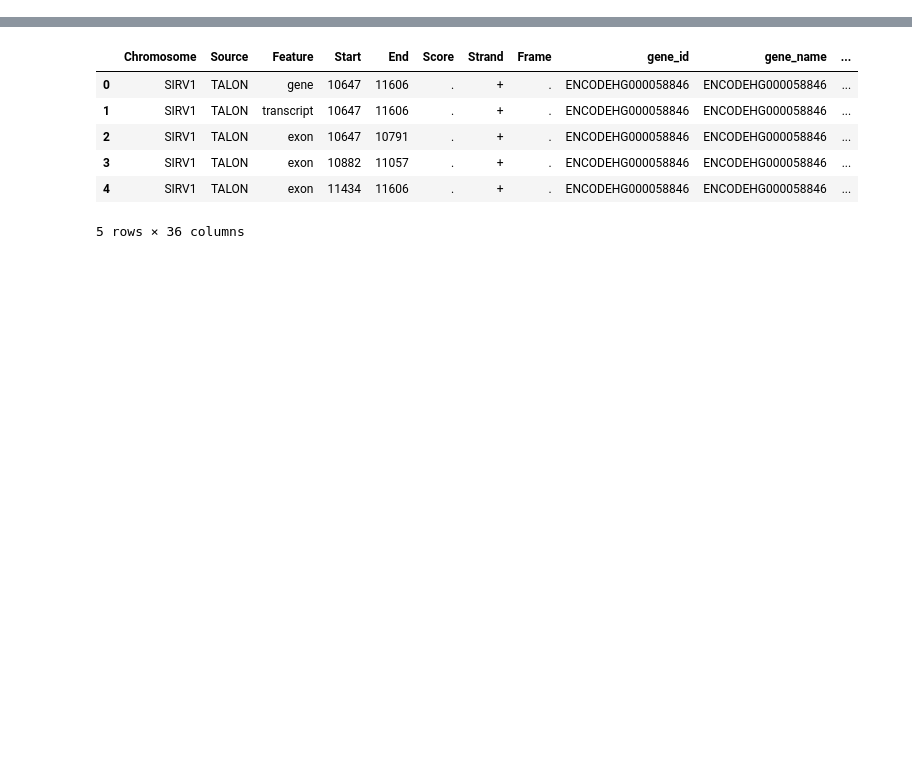
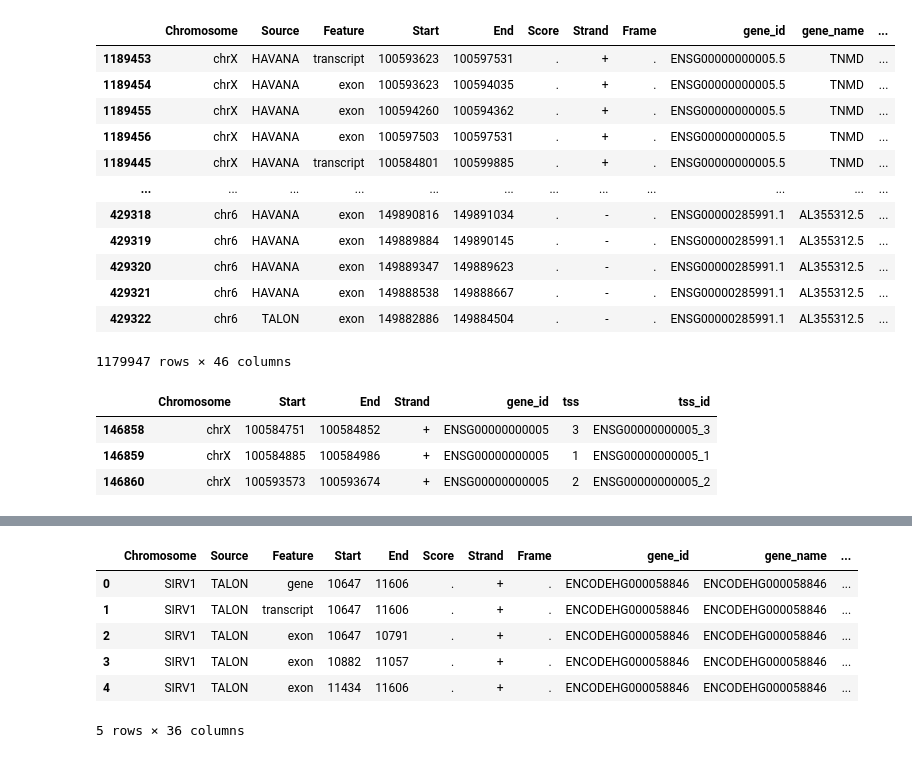
Before and after one commit to mortazavilab/cerberus, a Jupyter notebook: 220412_dev.ipynb, the cells around one changed output, grey strips where cells are left out. Cells and saved outputs as stored; diff of their text form; code cells hidden in the pictures; blank space fills up the shorter version.

```diff
--- a/220412_dev.ipynb
+++ b/220412_dev.ipynb
@@ -103,0 +184,26 @@ else:
+# %%
+gtf.loc[(gtf.Feature !='gene')&(gtf.Start_end.isnull())]
+# %% [output]
+|  | Chromosome | Source | Feature | Start | End | Score | Strand | Frame | gene_id | gene_name | ... |
+| 1189453 | chrX | HAVANA | transcript | 100593623 | 100597531 | . | + | . | ENSG00000000005.5 | TNMD | ... |
+| 1189454 | chrX | HAVANA | exon | 100593623 | 100594035 | . | + | . | ENSG00000000005.5 | TNMD | ... |
+| 1189455 | chrX | HAVANA | exon | 100594260 | 100594362 | . | + | . | ENSG00000000005.5 | TNMD | ... |
+| 1189456 | chrX | HAVANA | exon | 100597503 | 100597531 | . | + | . | ENSG00000000005.5 | TNMD | ... |
+| 1189445 | chrX | HAVANA | transcript | 100584801 | 100599885 | . | + | . | ENSG00000000005.5 | TNMD | ... |
+| ... | ... | ... | ... | ... | ... | ... | ... | ... | ... | ... | ... |
+| 429318 | chr6 | HAVANA | exon | 149890816 | 149891034 | . | - | . | ENSG00000285991.1 | AL355312.5 | ... |
+| 429319 | chr6 | HAVANA | exon | 149889884 | 149890145 | . | - | . | ENSG00000285991.1 | AL355312.5 | ... |
+| 429320 | chr6 | HAVANA | exon | 149889347 | 149889623 | . | - | . | ENSG00000285991.1 | AL355312.5 | ... |
+| 429321 | chr6 | HAVANA | exon | 149888538 | 149888667 | . | - | . | ENSG00000285991.1 | AL355312.5 | ... |
+| 429322 | chr6 | TALON | exon | 149882886 | 149884504 | . | - | . | ENSG00000285991.1 | AL355312.5 | ... |
+1179947 rows × 46 columns
+# %%
+tss_df = tss.df
+tss_df.head()
+tss_df.loc[tss_df.gene_id == 'ENSG00000000005']
+# tss_df.dtypes
+# %% [output]
+|  | Chromosome | Start | End | Strand | gene_id | tss | tss_id |
+| 146858 | chrX | 100584751 | 100584852 | + | ENSG00000000005 | 3 | ENSG00000000005_3 |
+| 146859 | chrX | 100584885 | 100584986 | + | ENSG00000000005 | 1 | ENSG00000000005_1 |
+| 146860 | chrX | 100593573 | 100593674 | + | ENSG00000000005 | 2 | ENSG00000000005_2 |
```
Also changed, not shown: parts of 62 cells of this notebook, 1 other file.
